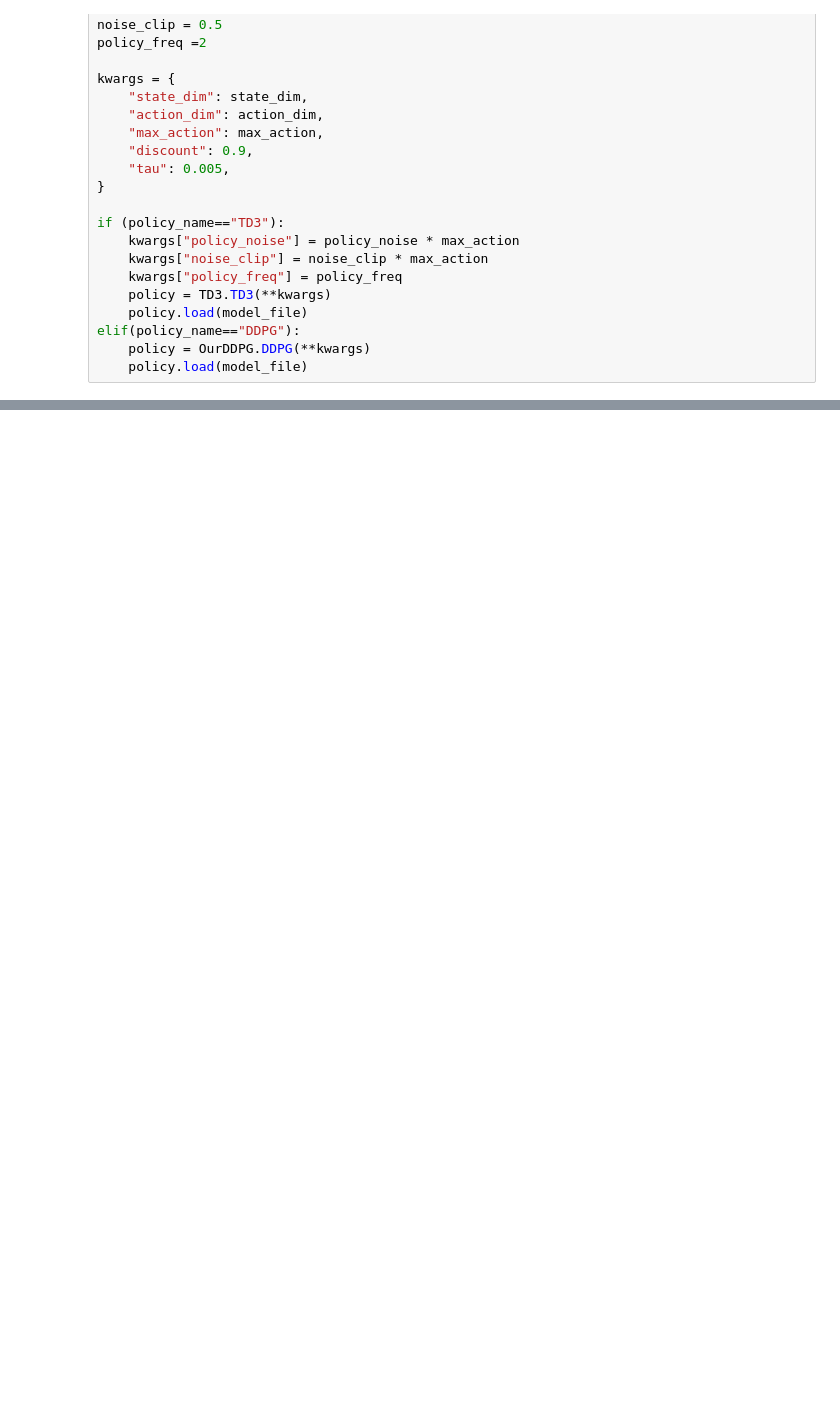
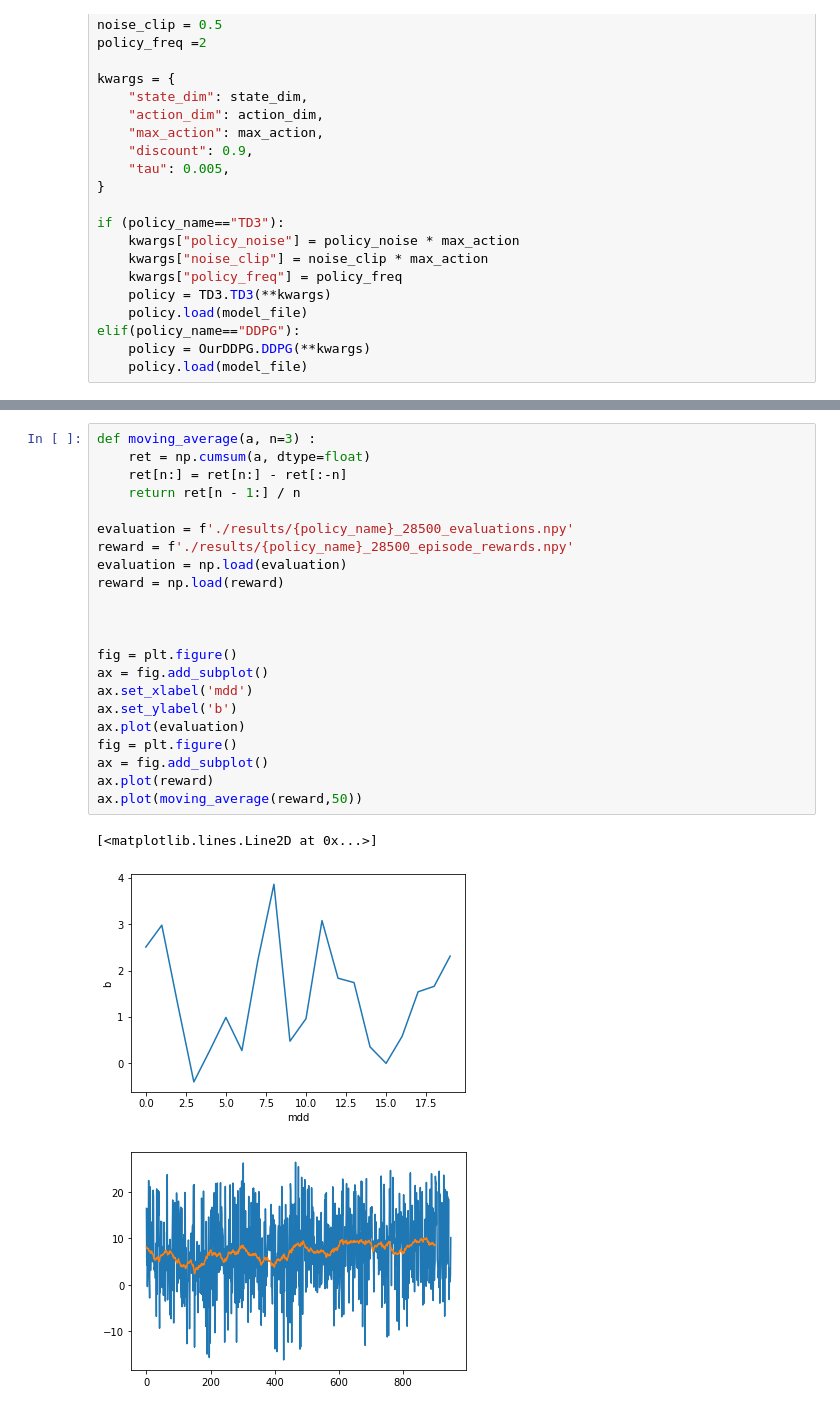
Before and after one commit to woodychang0611/PortfolioDRL, a Jupyter notebook: Misc.ipynb, the cells around one changed output, grey strips where cells are left out. Drawn from its saved outputs; the diff is of its cells as text; blank space fills up the shorter version.

```diff
--- a/Misc.ipynb
+++ b/Misc.ipynb
@@ -66,5 +67,31 @@ print (len(env.profilios))
 # %% [output]
 30
+# %%
+def moving_average(a, n=3) :
+    ret = np.cumsum(a, dtype=float)
+    ret[n:] = ret[n:] - ret[:-n]
+    return ret[n - 1:] / n
+
+evaluation = f'./results/{policy_name}_28500_evaluations.npy'
+reward = f'./results/{policy_name}_28500_episode_rewards.npy'
+evaluation = np.load(evaluation)
+reward = np.load(reward)
+
+
+
+fig = plt.figure()
+ax = fig.add_subplot()
+ax.set_xlabel('mdd')
+ax.set_ylabel('b')
+ax.plot(evaluation)
+fig = plt.figure()
+ax = fig.add_subplot()
+ax.plot(reward)
+ax.plot(moving_average(reward,50))
+# %% [output]
+[<matplotlib.lines.Line2D at 0x...>]
+[figure, added]
+[figure, added]
 # %%
 import numpy as np
 import matplotlib.pyplot as plt
```
Also changed, not shown: parts of 5 cells of this notebook, 1 other file.
